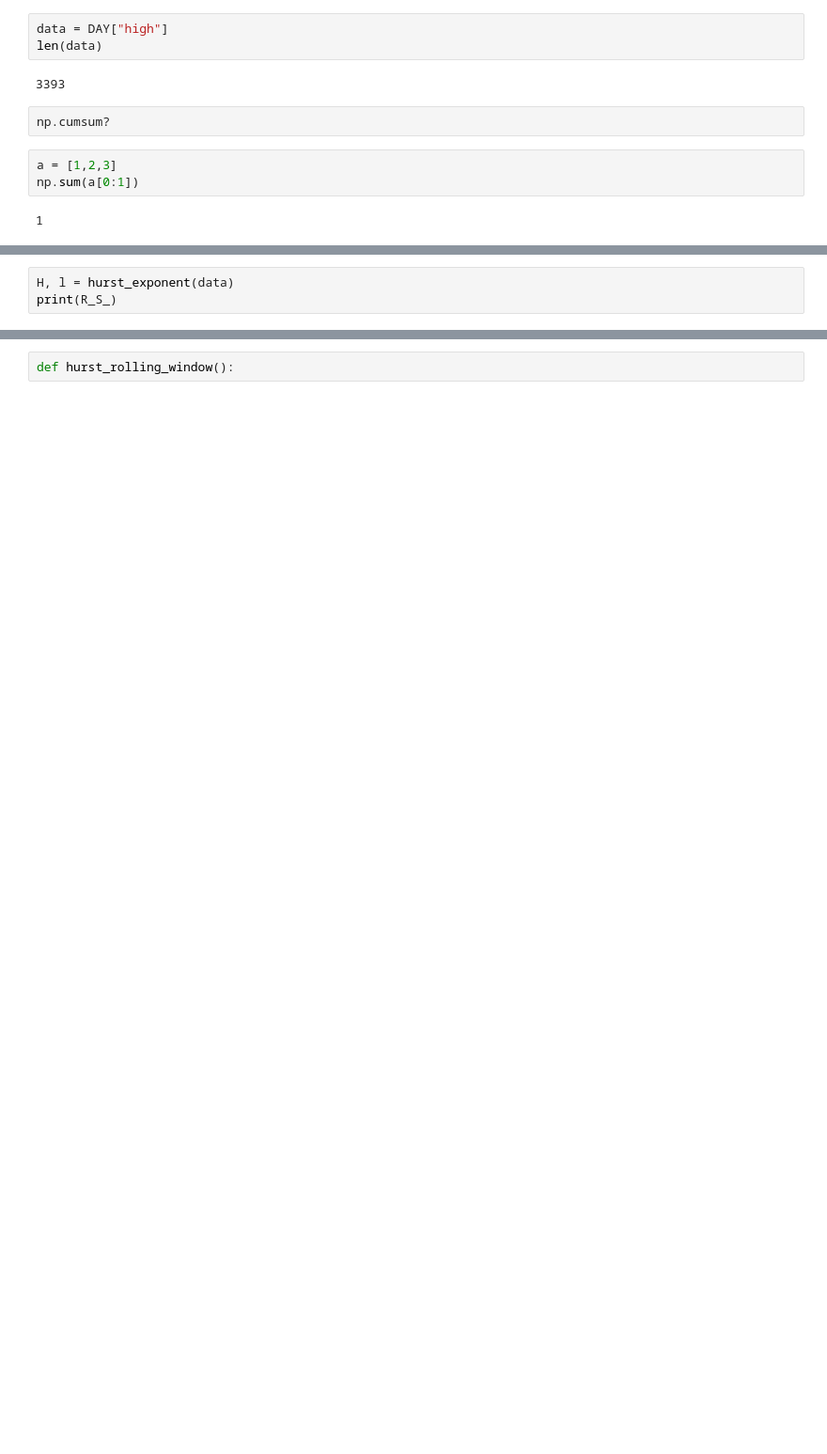
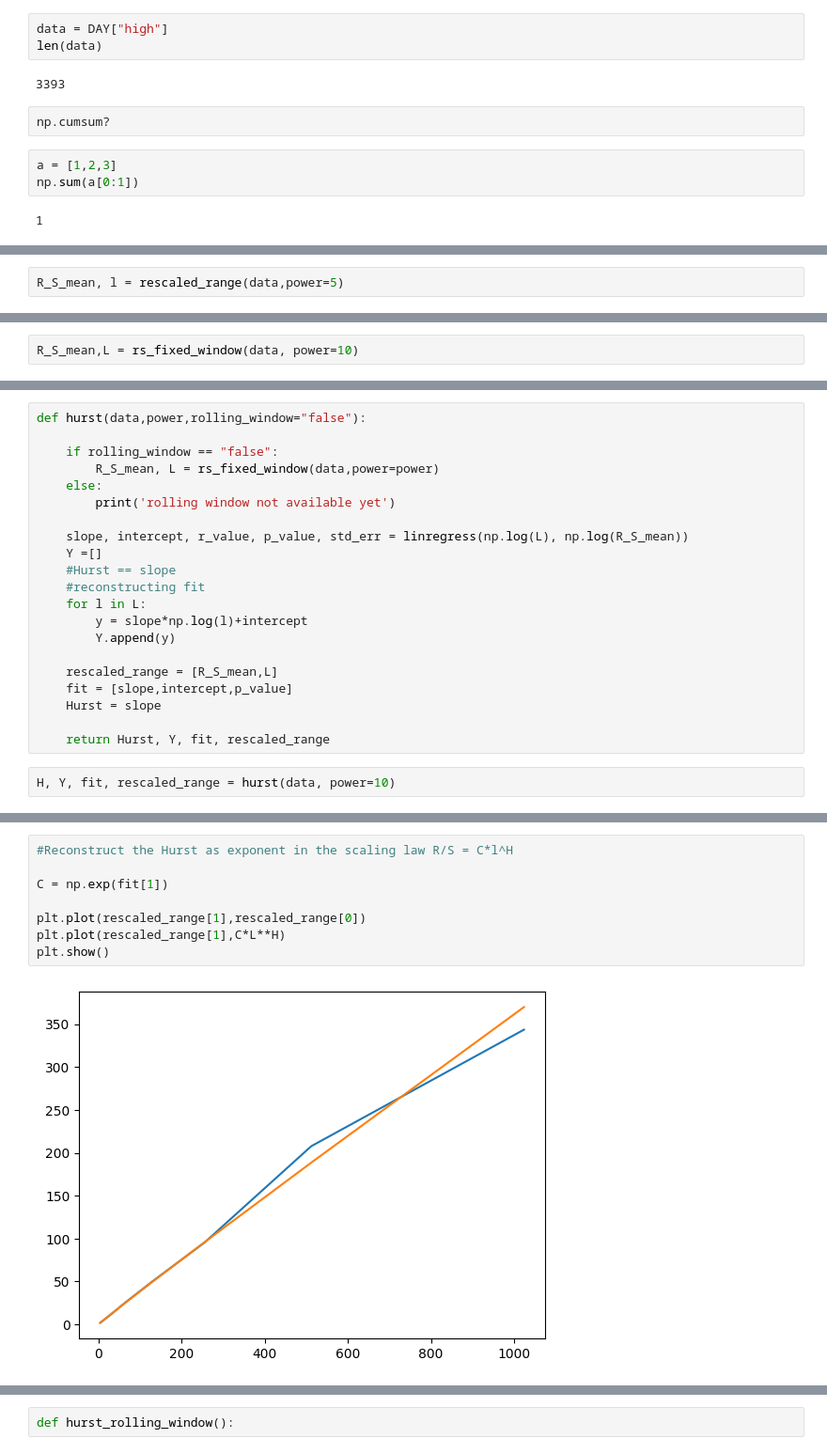
Before and after one commit to weberkry/MOM_Crypto_Bot, a Jupyter notebook: agent/Hurst testing.ipynb, the cells around one changed output, grey strips where cells are left out. Shown at 94% size. Drawn from its saved outputs; the diff is of its cells as text; blank space fills up the shorter version.

```diff
--- a/agent/Hurst testing.ipynb
+++ b/agent/Hurst testing.ipynb
@@ -174,5 +250,4 @@ def hurst_exponent(data,power=5):
 # %%
-H, l = hurst_exponent(data)
-print(R_S_)
+R_S_mean, l = rescaled_range(data,power=5)
 # %% [output]
 data gets divided into 106 subsets of length 32
@@ -192,0 +268,2 @@ def hurst_fixed_window(data,power=[2,10]):
+# %%
+R_S_mean,L = rs_fixed_window(data, power=10)
@@ -192,0 +280,23 @@ def hurst_fixed_window(data,power=[2,10]):
+# %%
+def hurst(data,power,rolling_window="false"):
+
+    if rolling_window == "false":
+        R_S_mean, L = rs_fixed_window(data,power=power)
+    else:
+        print('rolling window not available yet')
+
+    slope, intercept, r_value, p_value, std_err = linregress(np.log(L), np.log(R_S_mean))
+    Y =[]
+    #Hurst == slope
+    #reconstructing fit
+    for l in L:
+        y = slope*np.log(l)+intercept
+        Y.append(y)
+
+    rescaled_range = [R_S_mean,L]
+    fit = [slope,intercept,p_value]
+    Hurst = slope
+
+    return Hurst, Y, fit, rescaled_range
+# %%
+H, Y, fit, rescaled_range = hurst(data, power=10)
@@ -193 +317,11 @@ def hurst_fixed_window(data,power=[2,10]):
+# %%
+#Reconstruct the Hurst as exponent in the scaling law R/S = C*l^H
+
+C = np.exp(fit[1])
+
+plt.plot(rescaled_range[1],rescaled_range[0])
+plt.plot(rescaled_range[1],C*L**H)
+plt.show()
+# %% [output]
+[figure, added]
 # %%
```
Also changed, not shown: parts of 14 cells of this notebook.
